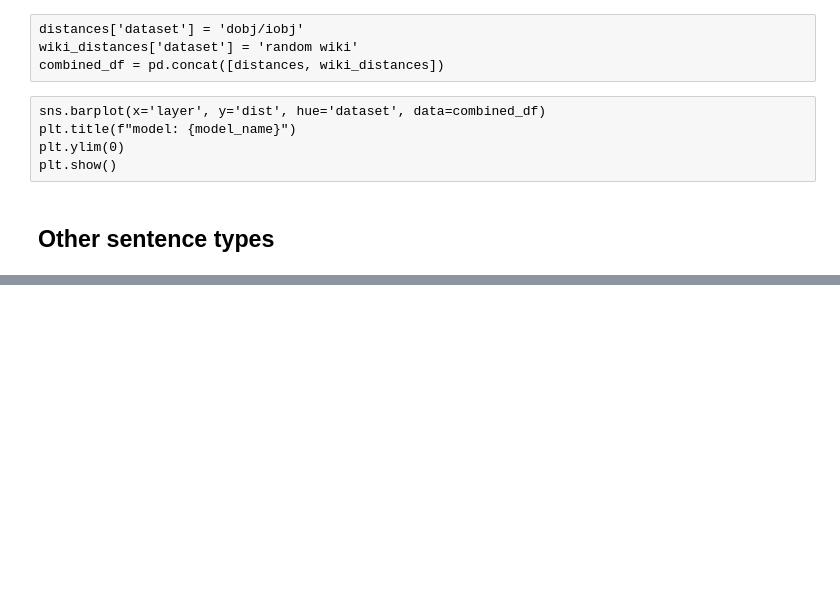
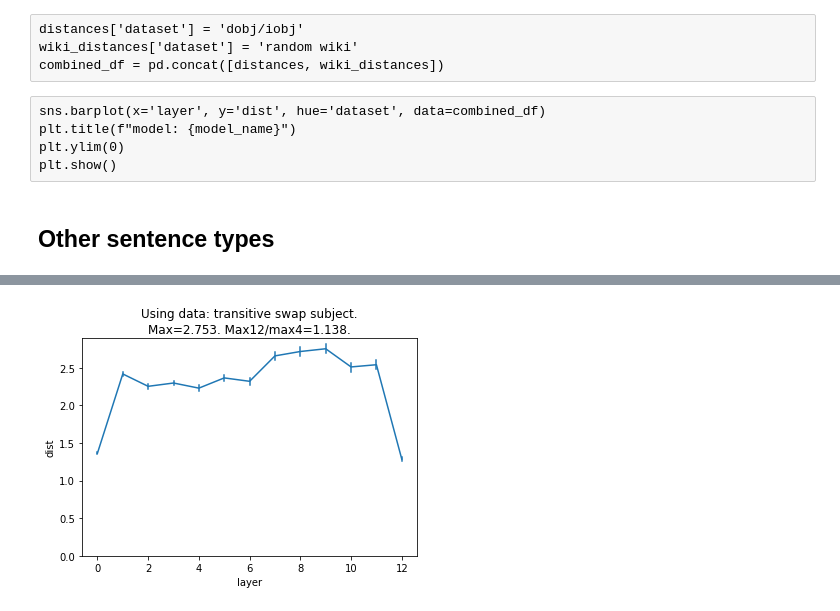
Before and after one commit to SPOClab-ca/layerwise-anomaly, a Jupyter notebook: notebooks_bai/LayerwiseSensitivity.ipynb, the cells around one changed output, grey strips where cells are left out. Cells and saved outputs as stored; diff of their text form; code cells hidden in the pictures; blank space fills up the shorter version.

```diff
--- a/notebooks_bai/LayerwiseSensitivity.ipynb
+++ b/notebooks_bai/LayerwiseSensitivity.ipynb
@@ -79,0 +77,5 @@ plot_distances(sents, 'osterhout-nicol semantic')
+# %%
+sents = sentgen.get_transitive_swap_subject()
+plot_distances(sents, 'transitive swap subject')
+# %% [output]
+[figure, added]
```
Also changed, not shown: parts of 14 cells of this notebook, 5 other files.
